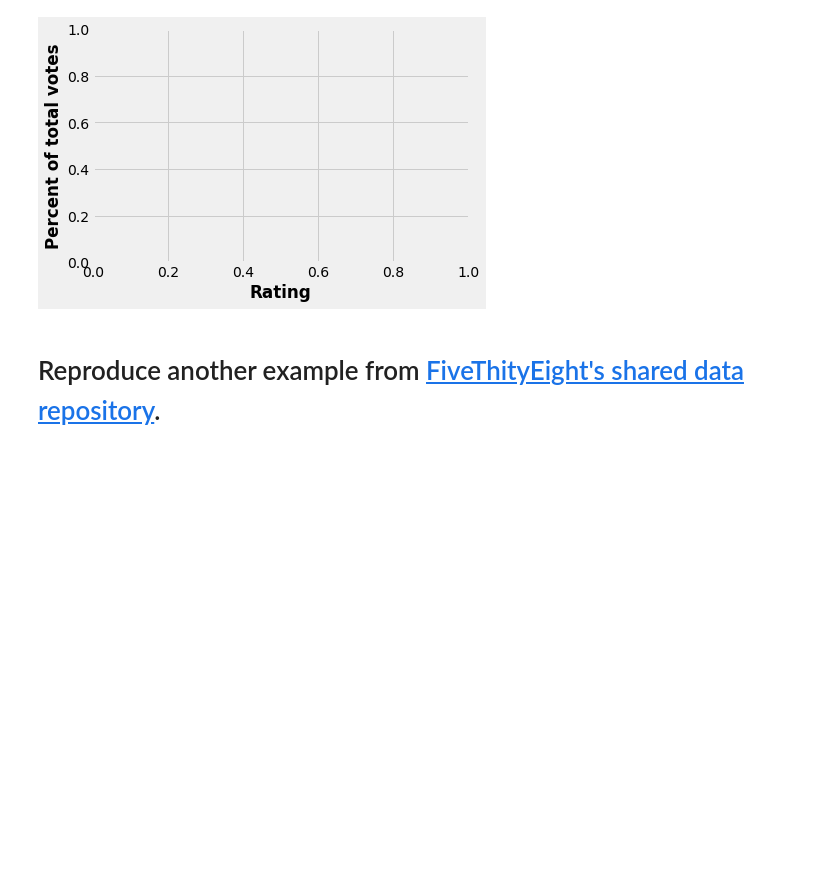
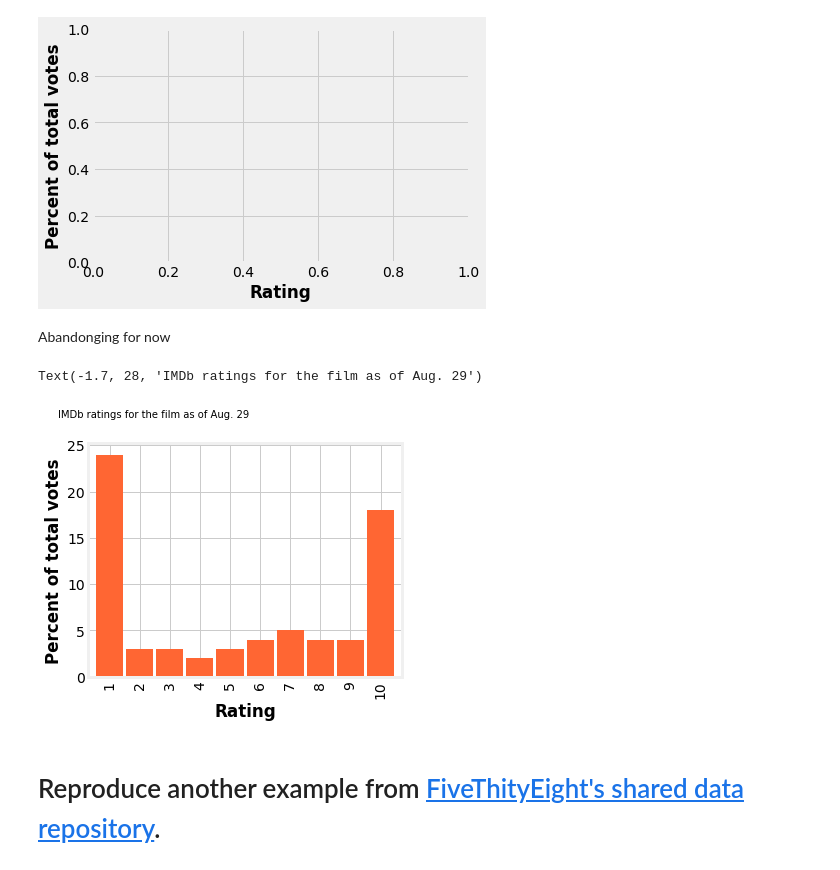
Before and after one commit to bloominstituteoftechnology/DS-Unit-1-Sprint-2-Data-Wrangling-and-Storytelling, a Jupyter notebook: module3-make-explanatory-visualizations/Joseph_Shirk_LS_DS_123_Make_Explanatory_Visualizations_Assignment.ipynb, the cells around one changed output. Cells and saved outputs as stored; diff of their text form; code cells hidden in the pictures; blank space fills up the shorter version.

```diff
--- a/module3-make-explanatory-visualizations/Joseph_Shirk_LS_DS_123_Make_Explanatory_Visualizations_Assignment.ipynb
+++ b/module3-make-explanatory-visualizations/Joseph_Shirk_LS_DS_123_Make_Explanatory_Visualizations_Assignment.ipynb
@@ -181,6 +181,22 @@ fig_538bar(fake2.value_counts().sort_index())
 # %% [output]
 TypeError: ignored
 [figure]
+# %% [markdown]
+Abandonging for now
+# %%
+pltdata = fake2.value_counts().sort_index()
+fig = plt.figure(facecolor='white', figsize=(5, 4))
+thistitle = 'An Inconvenient Sequal: Truth to Power is divisive'
+ax = pltdata.sort_index().plot.bar(color=pumpkin,width=0.9);
+ax.set(facecolor='white')
+
+plt.xlabel('Rating', fontweight='bold')
+plt.ylabel('Percent of total votes', fontweight='bold')
+#plt.title(thistitle, fontsize=12,loc='left',x=-0.1,y=1.1,fontweight='bold')
+plt.text(x=-1.7, y=pltdata.max() + 4, s='IMDb ratings for the film as of Aug. 29',fontsize=10)
+# %% [output]
+Text(-1.7, 28, 'IMDb ratings for the film as of Aug. 29')
+[figure, added]
 # %% [markdown]
 # Reproduce another example from [FiveThityEight's shared data repository](https://data.fivethirtyeight.com/).
 # %%
```
Also changed, not shown: parts of 2 cells of this notebook.
